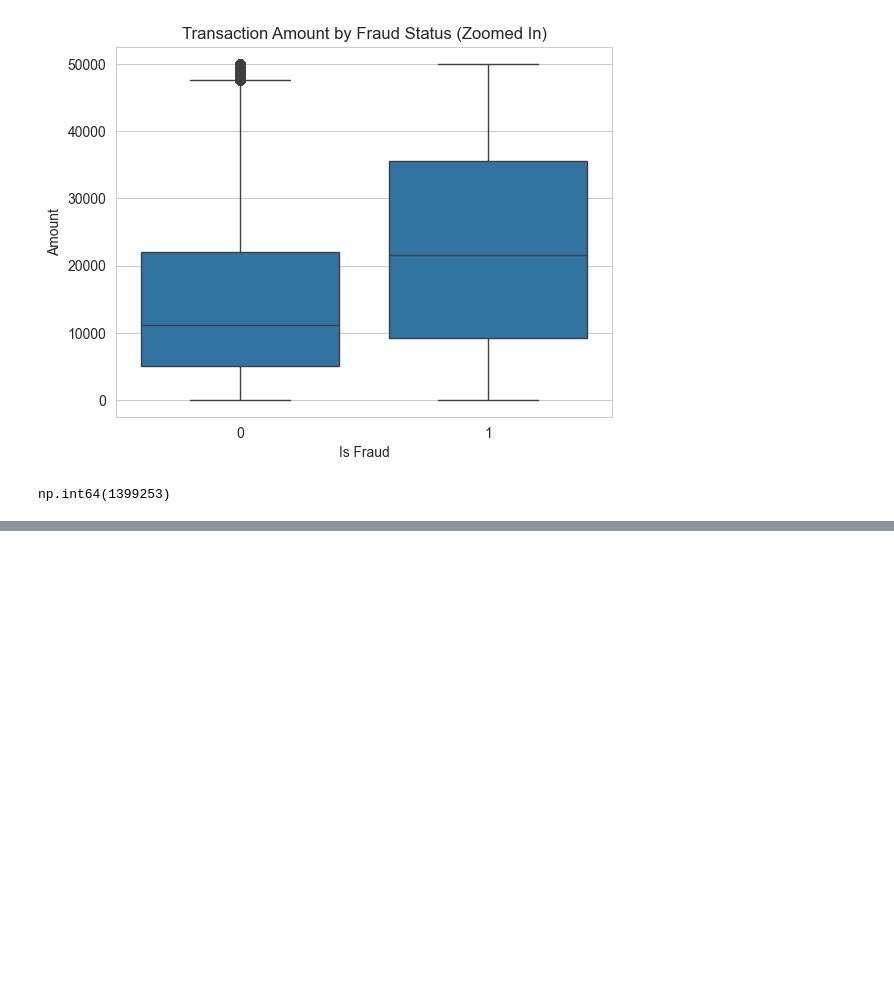
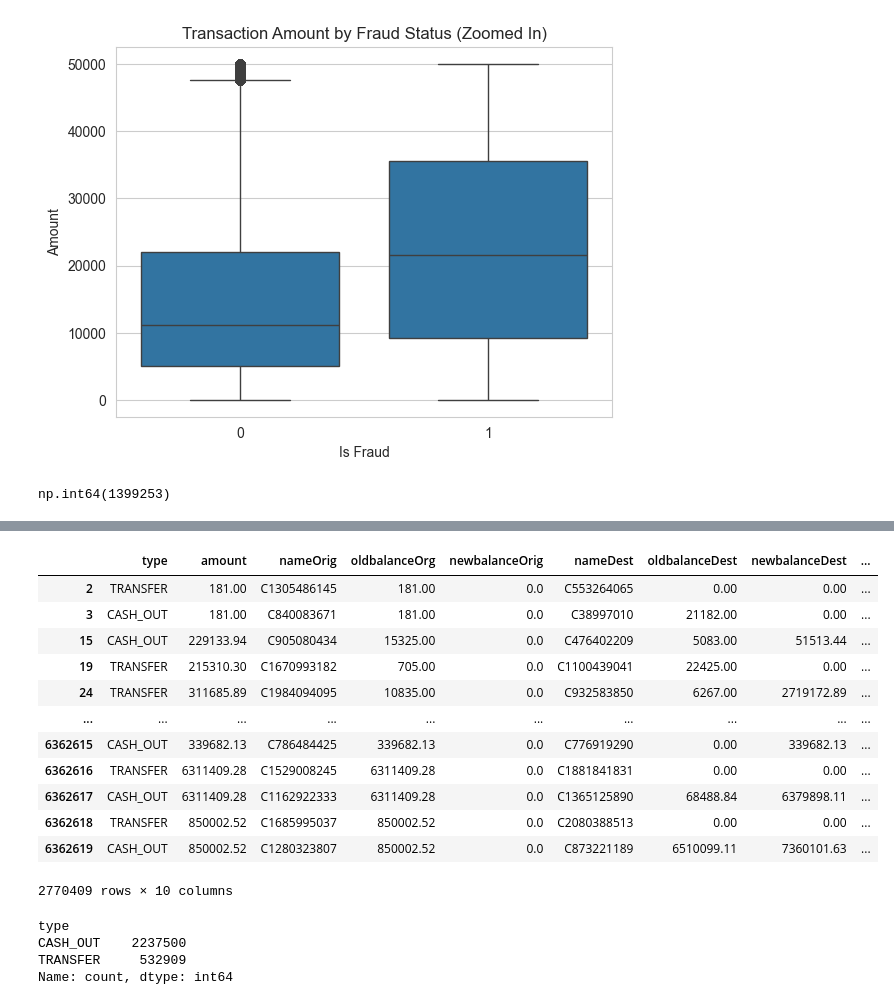
Before and after one commit to hansikasharma/mlProjects, a Jupyter notebook: fraudDetection/analysis_model.ipynb, the cells around one changed output, grey strips where cells are left out. Saved outputs shown, nothing was run; the diff lists cells and outputs as text; code cells hidden in the pictures; blank space fills up the shorter version.

```diff
--- a/fraudDetection/analysis_model.ipynb
+++ b/fraudDetection/analysis_model.ipynb
@@ -137,0 +173,24 @@ fraud_counts = df["type"].value_counts()
+# %%
+fraud_type = df[df["type"].isin(["TRANSFER", "CASH_OUT"])]
+fraud_type
+# %% [output]
+|  | type | amount | nameOrig | oldbalanceOrg | newbalanceOrig | nameDest | oldbalanceDest | newbalanceDest | ... |
+| 2 | TRANSFER | 181.00 | C1305486145 | 181.00 | 0.0 | C553264065 | 0.00 | 0.00 | ... |
+| 3 | CASH_OUT | 181.00 | C840083671 | 181.00 | 0.0 | C38997010 | 21182.00 | 0.00 | ... |
+| 15 | CASH_OUT | 229133.94 | C905080434 | 15325.00 | 0.0 | C476402209 | 5083.00 | 51513.44 | ... |
+| 19 | TRANSFER | 215310.30 | C1670993182 | 705.00 | 0.0 | C1100439041 | 22425.00 | 0.00 | ... |
+| 24 | TRANSFER | 311685.89 | C1984094095 | 10835.00 | 0.0 | C932583850 | 6267.00 | 2719172.89 | ... |
+| ... | ... | ... | ... | ... | ... | ... | ... | ... | ... |
+| 6362615 | CASH_OUT | 339682.13 | C786484425 | 339682.13 | 0.0 | C776919290 | 0.00 | 339682.13 | ... |
+| 6362616 | TRANSFER | 6311409.28 | C1529008245 | 6311409.28 | 0.0 | C1881841831 | 0.00 | 0.00 | ... |
+| 6362617 | CASH_OUT | 6311409.28 | C1162922333 | 6311409.28 | 0.0 | C1365125890 | 68488.84 | 6379898.11 | ... |
+| 6362618 | TRANSFER | 850002.52 | C1685995037 | 850002.52 | 0.0 | C2080388513 | 0.00 | 0.00 | ... |
+| 6362619 | CASH_OUT | 850002.52 | C1280323807 | 850002.52 | 0.0 | C873221189 | 6510099.11 | 7360101.63 | ... |
+2770409 rows × 10 columns
+# %%
+fraud_type["type"].value_counts()
+# %% [output]
+type
+CASH_OUT    2237500
+TRANSFER     532909
+Name: count, dtype: int64
```
Also changed, not shown: parts of 23 cells of this notebook.
